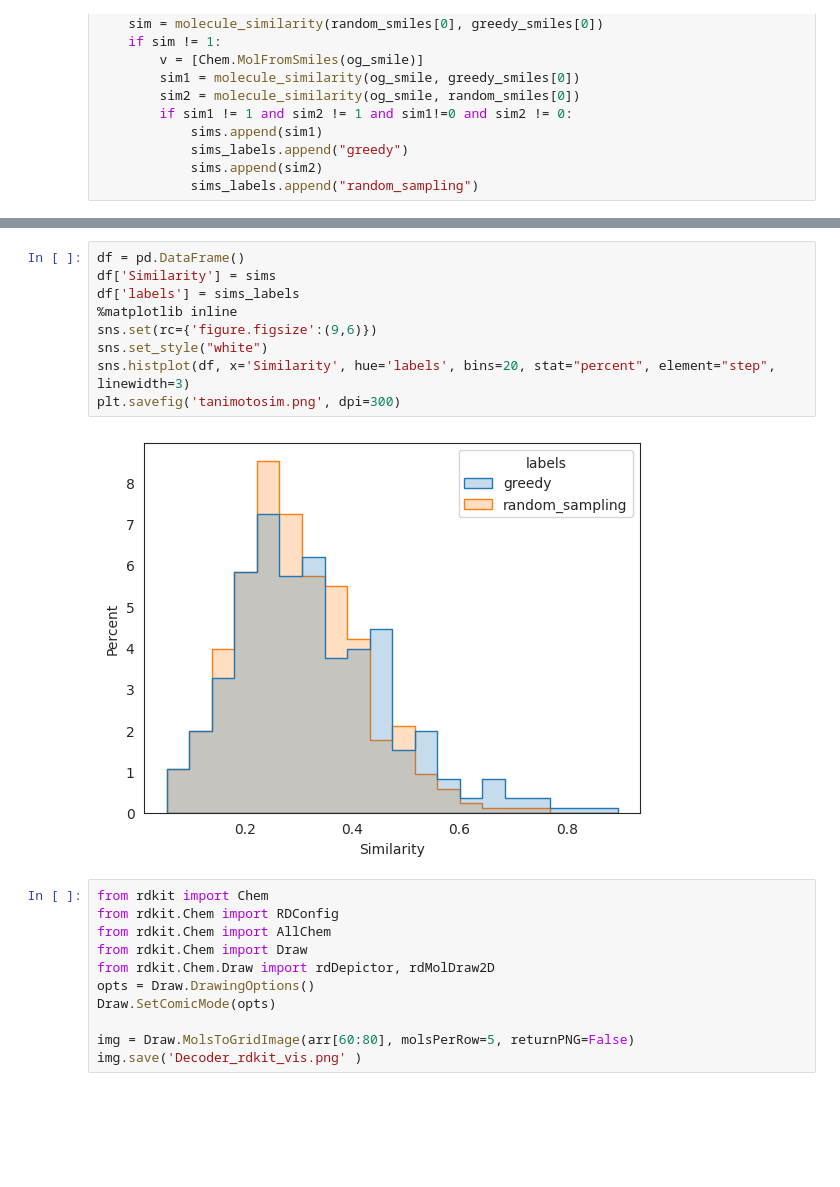
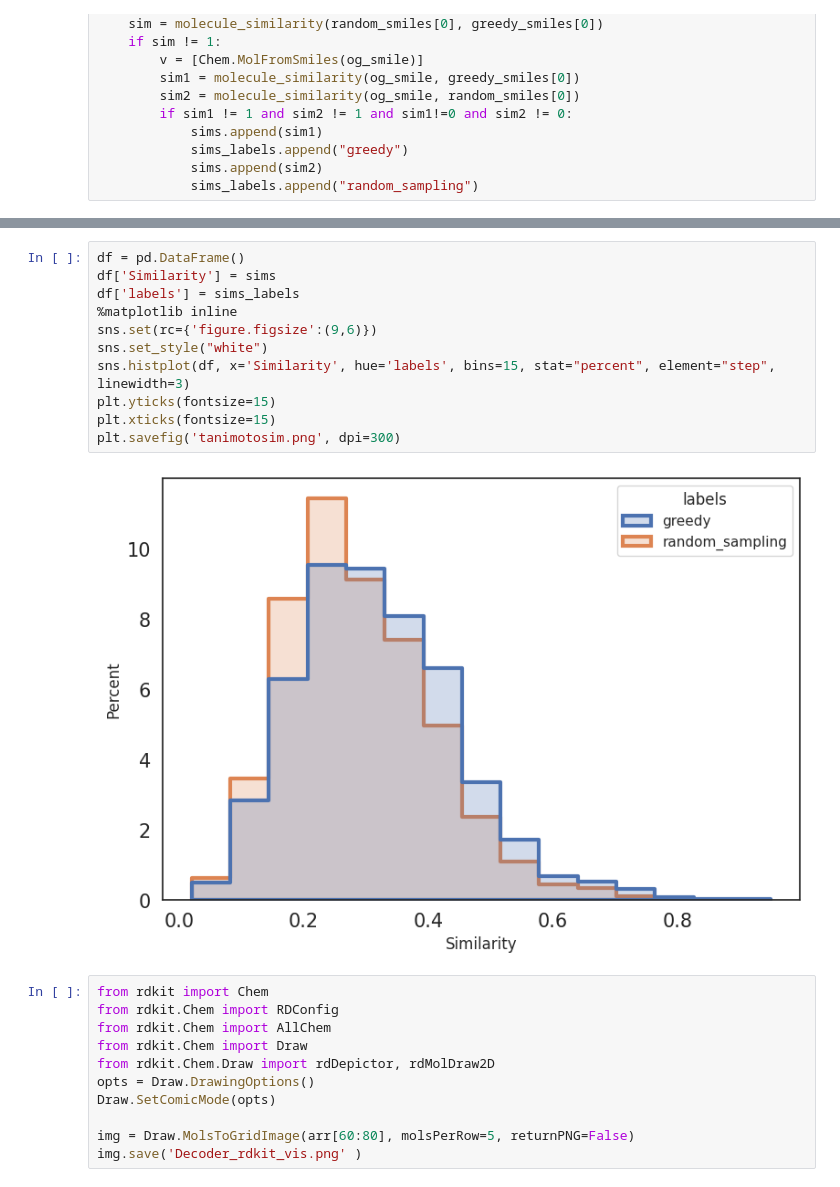
Before and after one commit to kganeshchandan/CLIP_FULL, a Jupyter notebook: visualizations_3.ipynb, the cells around one changed output, grey strips where cells are left out. Drawn from its saved outputs; the diff is of its cells as text; blank space fills up the shorter version.

```diff
--- a/visualizations_3.ipynb
+++ b/visualizations_3.ipynb
@@ -342,14 +326,16 @@ df
 # %%
 df = pd.DataFrame()
 df['Similarity'] = sims
 df['labels'] = sims_labels
 %matplotlib inline
 sns.set(rc={'figure.figsize':(9,6)})
 sns.set_style("white")
-sns.histplot(df, x='Similarity', hue='labels', bins=20, stat="percent", element="step", linewidth=3)
+sns.histplot(df, x='Similarity', hue='labels', bins=15, stat="percent", element="step", linewidth=3)
+plt.yticks(fontsize=15)
+plt.xticks(fontsize=15)
 plt.savefig('tanimotosim.png', dpi=300)
 # %% [output]
-[figure, old version]
+[figure, new version]
 # %%
 from rdkit import Chem
 from rdkit.Chem import RDConfig
```
Also changed, not shown: parts of 1 cell of this notebook, 4 other files.
